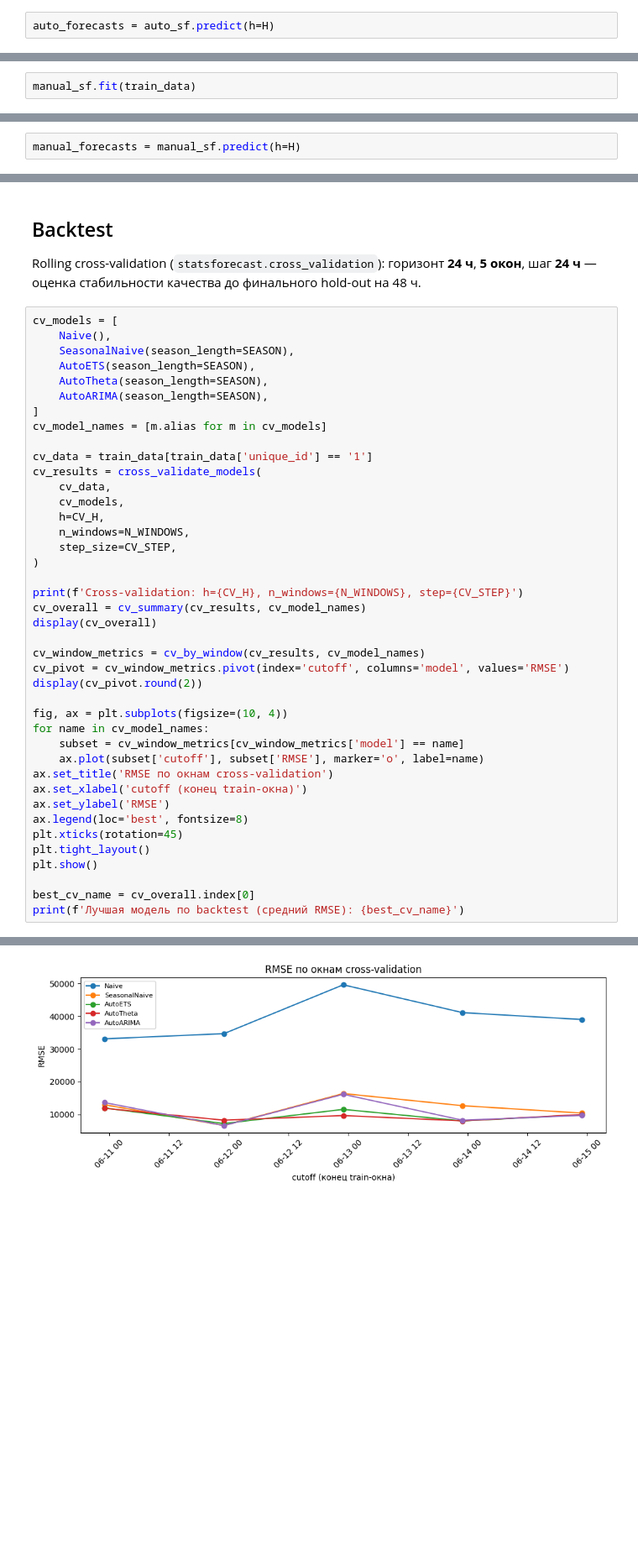
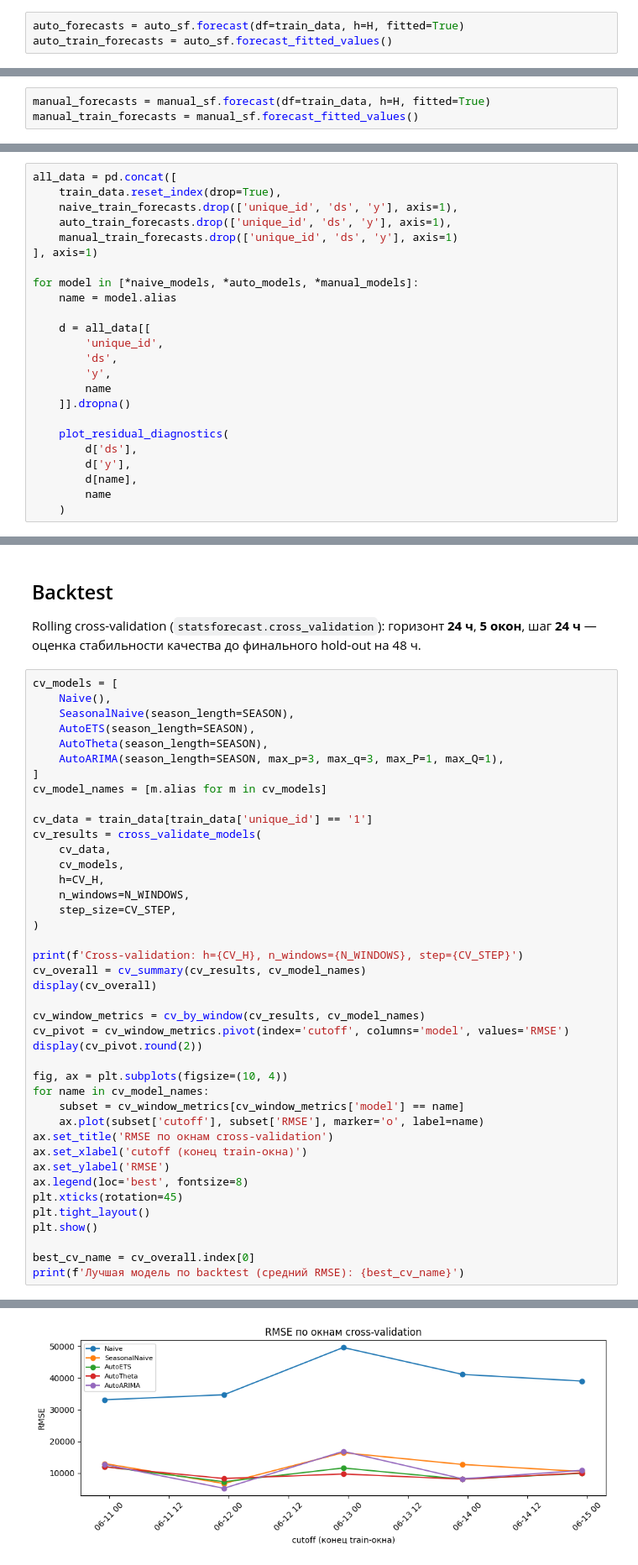
Before and after one commit to Roaoch/tsa_final, a Jupyter notebook: 1_stats_models.ipynb, the cells around one changed output, grey strips where cells are left out. Shown at 84% size. Drawn from its saved outputs; the diff is of its cells as text; blank space fills up the shorter version.

```diff
--- a/1_stats_models.ipynb
+++ b/1_stats_models.ipynb
@@ -78,5 +71,6 @@ StatsForecast(models=[AutoARIMA,AutoETS,AutoTheta])
 # %%
-auto_forecasts = auto_sf.predict(h=H)
+auto_forecasts = auto_sf.forecast(df=train_data, h=H, fitted=True)
+auto_train_forecasts = auto_sf.forecast_fitted_values()
 # %% [markdown]
 ## Ручная настройка (ARIMA, Theta, CES)
 # %%
@@ -92,5 +86,3 @@ manual_models = [
 ]
 
 manual_sf = StatsForecast(models=manual_models, freq='h', n_jobs=-1)
-# %%
-manual_sf.fit(train_data)
@@ -99,5 +89,6 @@ StatsForecast(models=[ARIMA,Theta])
 # %%
-manual_forecasts = manual_sf.predict(h=H)
+manual_forecasts = manual_sf.forecast(df=train_data, h=H, fitted=True)
+manual_train_forecasts = manual_sf.forecast_fitted_values()
 # %% [markdown]
 # Test
 # %%
@@ -303,0 +307,24 @@ Ljung–Box (AutoETS):
+# %%
+all_data = pd.concat([
+    train_data.reset_index(drop=True),
+    naive_train_forecasts.drop(['unique_id', 'ds', 'y'], axis=1),
+    auto_train_forecasts.drop(['unique_id', 'ds', 'y'], axis=1),
+    manual_train_forecasts.drop(['unique_id', 'ds', 'y'], axis=1)
+], axis=1)
+
+for model in [*naive_models, *auto_models, *manual_models]:
+    name = model.alias
+
+    d = all_data[[
+        'unique_id',
+        'ds',
+        'y',
+        name
+    ]].dropna()
+
+    plot_residual_diagnostics(
+        d['ds'],
+        d['y'],
+        d[name],
+        name
+    )
@@ -311,7 +360,7 @@ cv_models = [
     SeasonalNaive(season_length=SEASON),
     AutoETS(season_length=SEASON),
     AutoTheta(season_length=SEASON),
-    AutoARIMA(season_length=SEASON),
+    AutoARIMA(season_length=SEASON, max_p=3, max_q=3, max_P=1, max_Q=1),
 ]
 cv_model_names = [m.alias for m in cv_models]
 
@@ -365,2 +414,2 @@ Cross-validation: h=24, n_windows=5, step=24
-[figure, old version]
+[figure, new version]
 Лучшая модель по backtest (средний RMSE): AutoTheta
```
Also changed, not shown: parts of 21 cells of this notebook, 4 other files.
